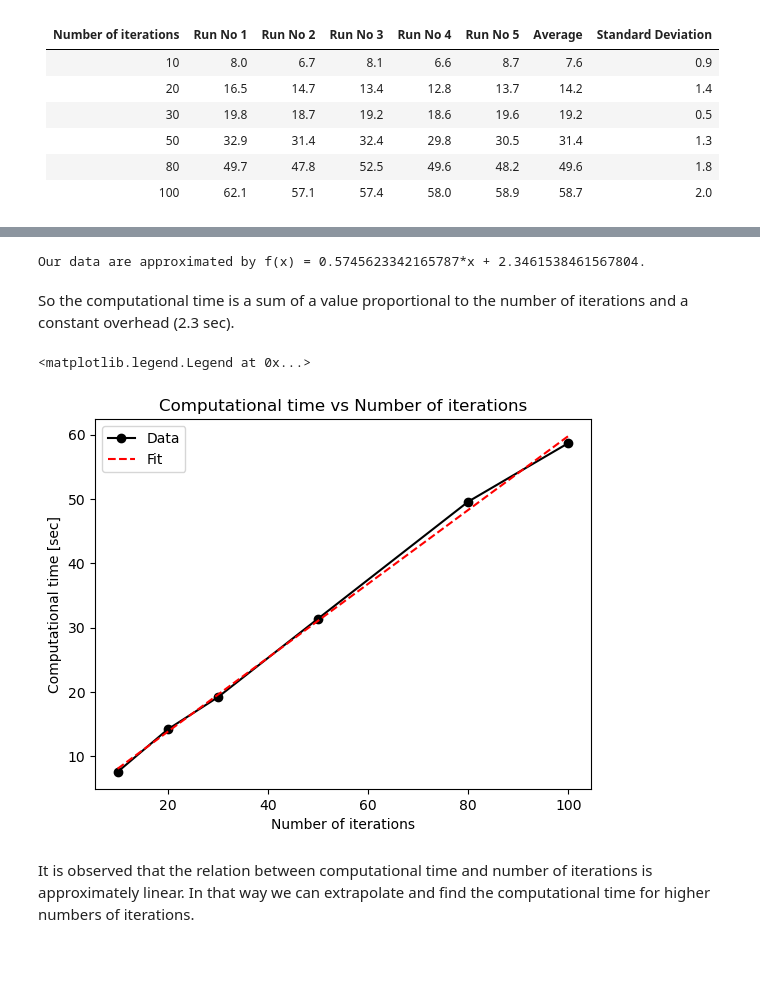
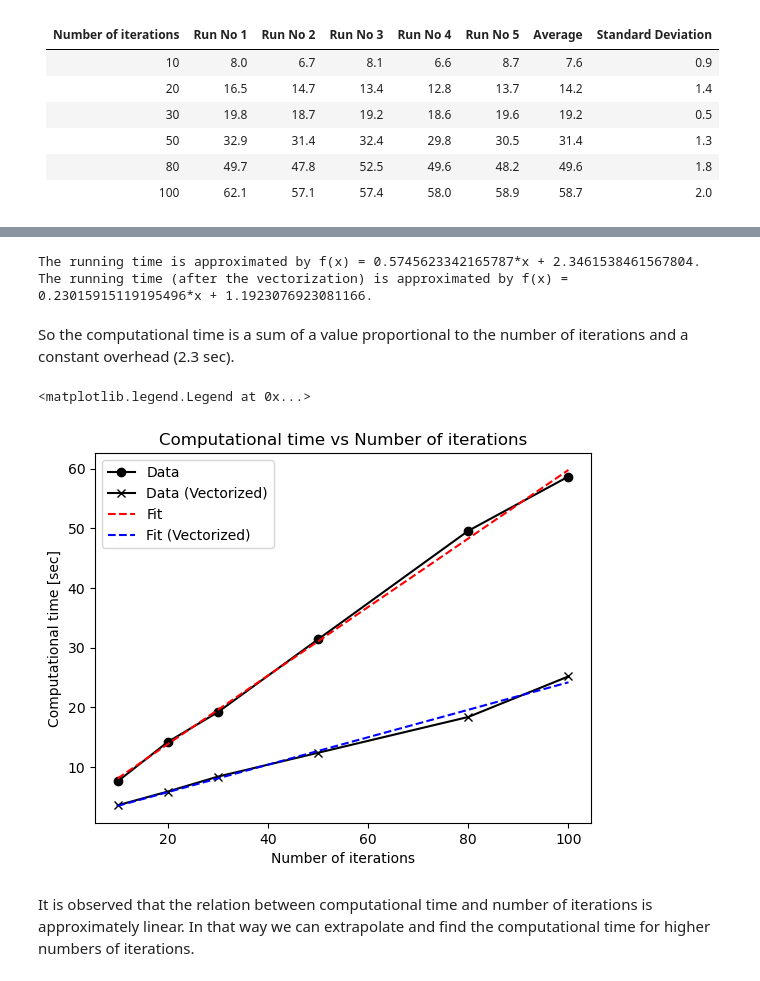
Before and after one commit to felschaetzle/HPC_KTH, a Jupyter notebook: final_project/project.ipynb, the cells around one changed output, grey strips where cells are left out. Drawn from its saved outputs; the diff is of its cells as text; code cells hidden in the pictures.

Commit message:
vectorized timing added

```diff
--- a/final_project/project.ipynb
+++ b/final_project/project.ipynb
@@ -25,24 +36,30 @@ def linear_fit(x, a, b):
 # %%
 xdata = np.array([10,20,30,50,80,100])
 ydata = np.array([7.6,14.2,19.2,31.4,49.6,58.7])
+ydata_vectorized = np.array([3.6,5.9,8.4,12.4,18.4,25.2])
 
 popt, pcov = curve_fit(linear_fit, xdata, ydata)
+popt2, pcov2 = curve_fit(linear_fit, xdata, ydata_vectorized)
 
-print(f'Our data are approximated by f(x) = {popt[0]}*x + {popt[1]}.')
+print(f'The running time is approximated by f(x) = {popt[0]}*x + {popt[1]}.')
+print(f'The running time (after the vectorization) is approximated by f(x) = {popt2[0]}*x + {popt2[1]}.')
 # %% [output]
-Our data are approximated by f(x) = 0.5745623342165787*x + 2.3461538461567804.
+The running time is approximated by f(x) = 0.5745623342165787*x + 2.3461538461567804.
+The running time (after the vectorization) is approximated by f(x) = 0.23015915119195496*x + 1.1923076923081166.
 # %% [markdown]
 So the computational time is a sum of a value proportional to the number of iterations and a constant overhead (2.3 sec).
 # %%
 plt.plot([10,20,30,50,80,100], [7.6,14.2,19.2,31.4,49.6,58.7], 'k-o', label = 'Data')
+plt.plot([10,20,30,50,80,100], [3.6,5.9,8.4,12.4,18.4,25.2], 'k-x', label = 'Data (Vectorized)')
 plt.plot(xdata, linear_fit(xdata, *popt), 'r--', label = 'Fit')
+plt.plot(xdata, linear_fit(xdata, *popt2), 'b--', label = 'Fit (Vectorized)')
 plt.xlabel("Number of iterations")
 plt.ylabel("Computational time [sec]")
 plt.title("Computational time vs Number of iterations")
 plt.legend()
 # %% [output]
 <matplotlib.legend.Legend at 0x...>
-[figure, old version]
+[figure, new version]
 # %% [markdown]
 It is observed that the relation between computational time and number of iterations is approximately linear. In that way we can extrapolate and find the computational time for higher numbers of iterations.
 # %% [markdown]
```
Also changed, not shown: parts of 2 cells of this notebook.
